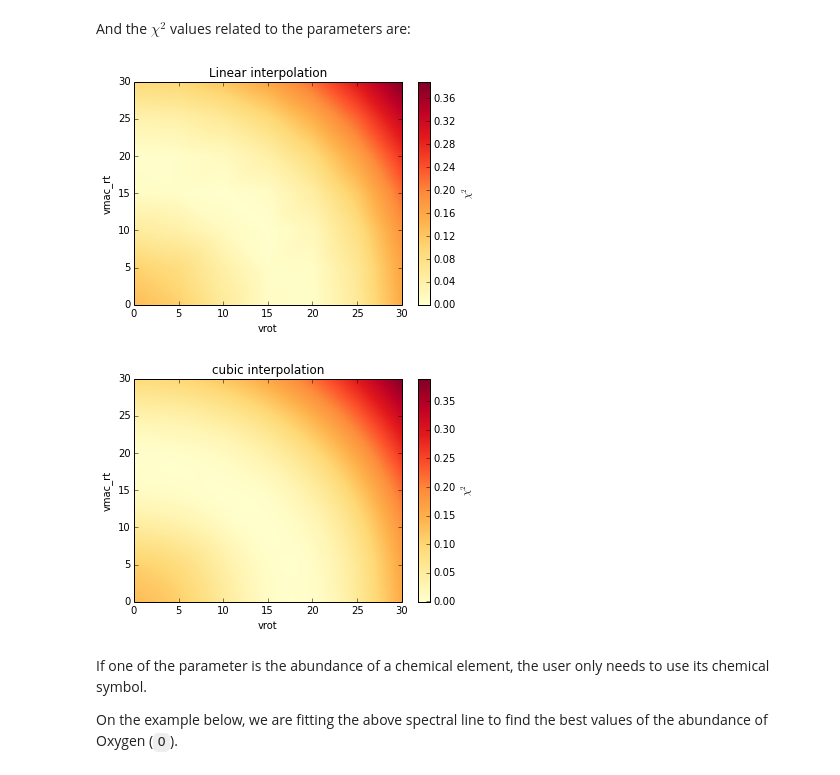
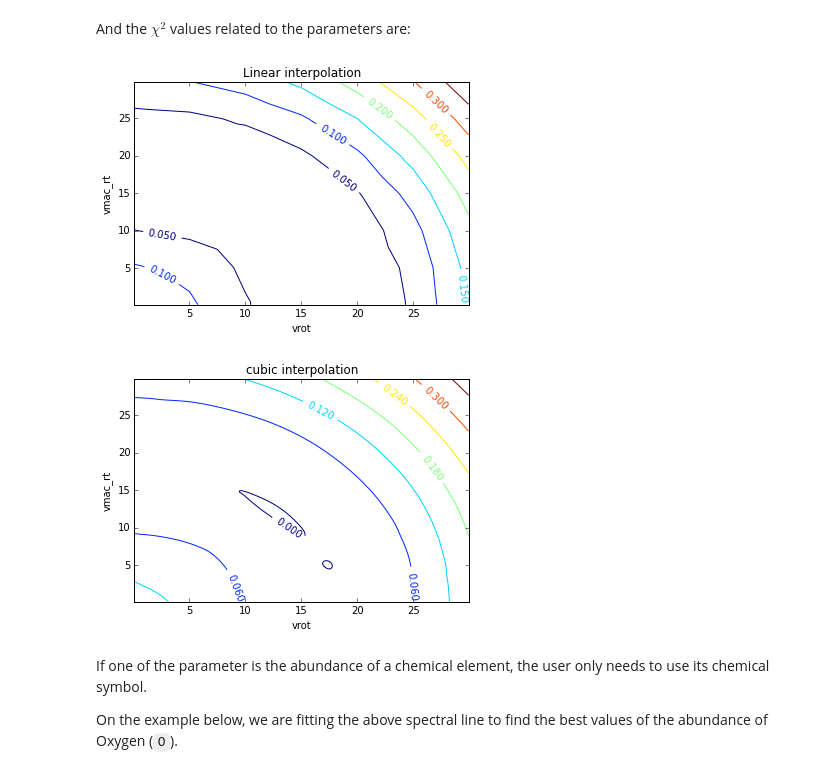
Before and after one commit to gabraganca/S4, a Jupyter notebook: examples/Synfit.ipynb, the cells around one changed output. Saved outputs shown, nothing was run; the diff lists cells and outputs as text; code cells hidden in the pictures.

Commit message:
Run example to update plots
I changed the chi-square distribution plot for two parameters. I run the
notebook to update those plots.

```diff
--- a/examples/Synfit.ipynb
+++ b/examples/Synfit.ipynb
@@ -107,15 +106,15 @@ fit.plot_best_fit(title='default')
 And the $\chi^2$ values related to the parameters are:
 # %%
 # Linear interpolation
-fit.plot_chisquare('linear', cmap=COLOR_MAP)
+fit.plot_chisquare('linear')
 plt.title('Linear interpolation')
 
 # Cubic Interpolation
-fit.plot_chisquare('cubic', cmap=COLOR_MAP)
+fit.plot_chisquare('cubic')
 _ = plt.title('cubic interpolation')
 # %% [output]
-[figure, old version]
+[figure, new version]
-[figure, old version]
+[figure, new version]
 # %% [markdown]
 If one of the parameter is the abundance of a chemical element, the user only needs to use its chemical symbol.
 
```
Also changed, not shown: parts of 2 cells of this notebook.
